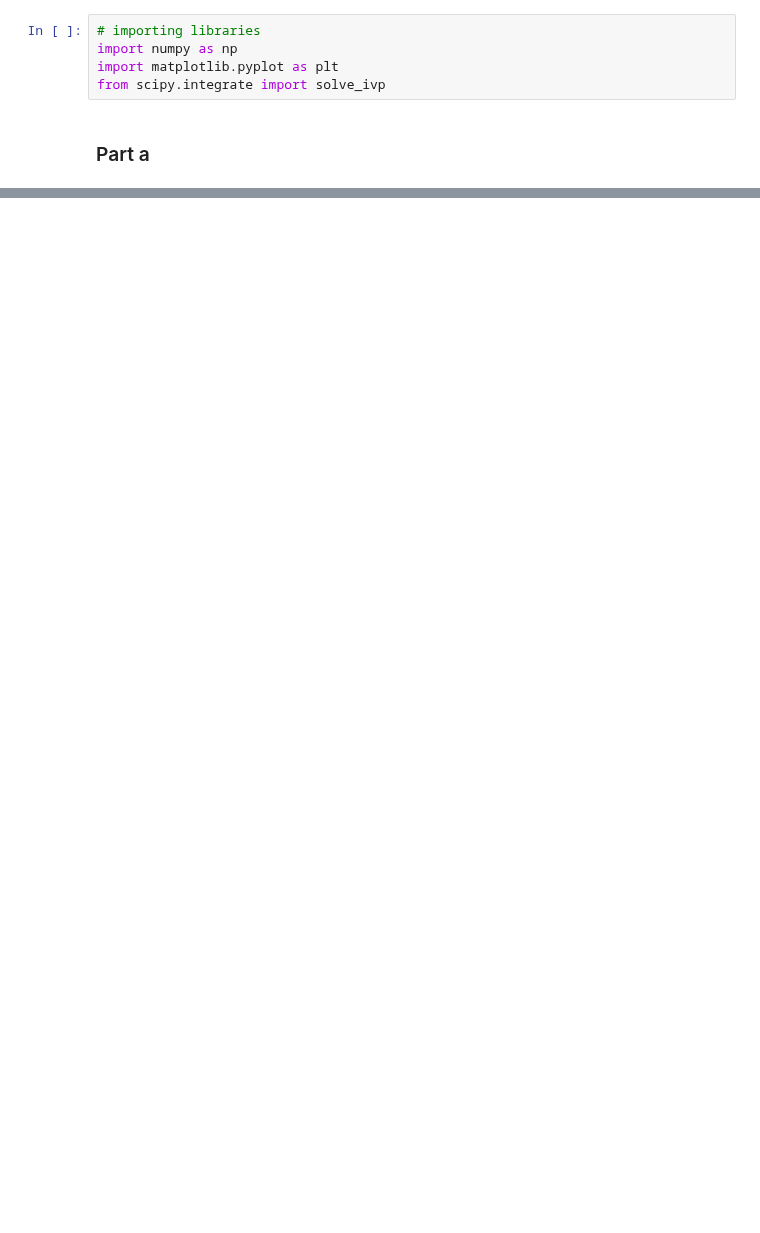
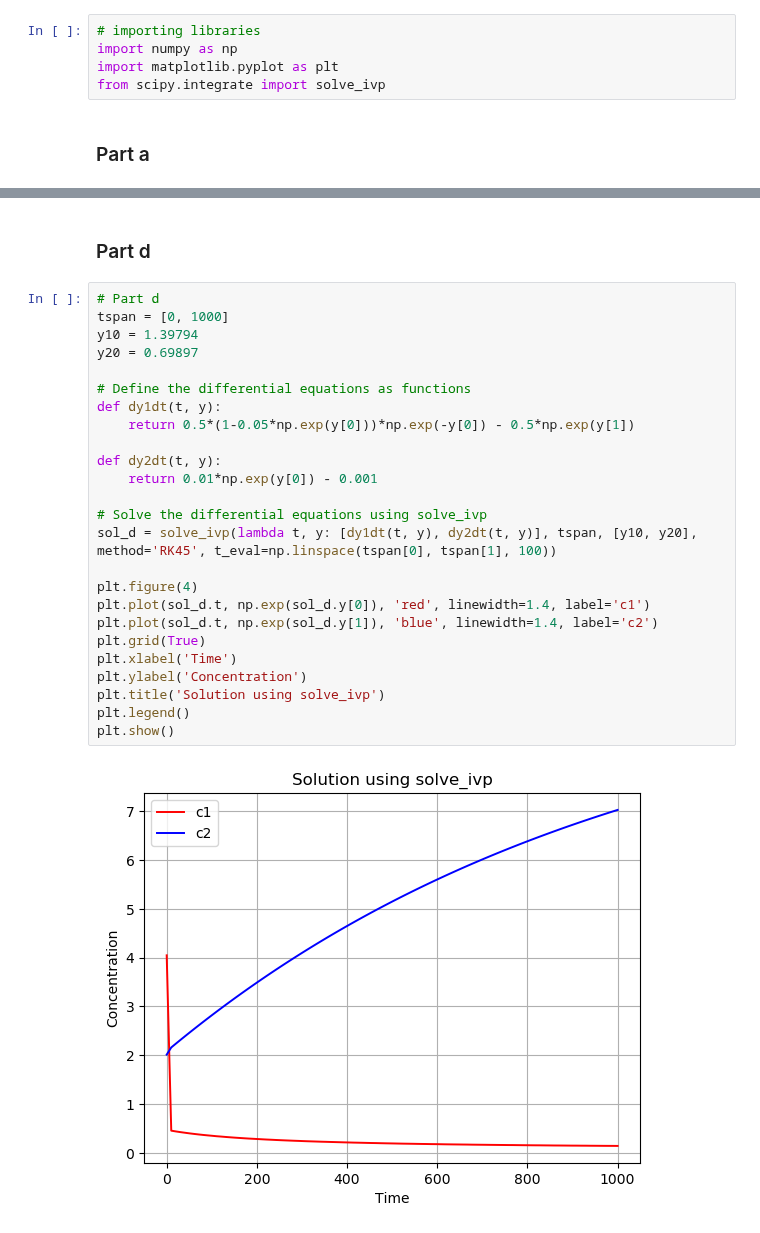
Before and after one commit to Mani0237/Prelims, a Jupyter notebook: 2023/sachin_Q3.ipynb, the cells around one changed output, grey strips where cells are left out. Cells and saved outputs as stored; diff of their text form; blank space fills up the shorter version.

```diff
--- a/2023/sachin_Q3.ipynb
+++ b/2023/sachin_Q3.ipynb
@@ -26,0 +82,29 @@ plt.show()
+# %% [markdown]
+### Part d
+# %%
+# Part d
+tspan = [0, 1000]
+y10 = 1.39794
+y20 = 0.69897
+
+# Define the differential equations as functions
+def dy1dt(t, y):
+    return 0.5*(1-0.05*np.exp(y[0]))*np.exp(-y[0]) - 0.5*np.exp(y[1])
+
+def dy2dt(t, y):
+    return 0.01*np.exp(y[0]) - 0.001
+
+# Solve the differential equations using solve_ivp
+sol_d = solve_ivp(lambda t, y: [dy1dt(t, y), dy2dt(t, y)], tspan, [y10, y20], method='RK45', t_eval=np.linspace(tspan[0], tspan[1], 100))
+
+plt.figure(4)
+plt.plot(sol_d.t, np.exp(sol_d.y[0]), 'red', linewidth=1.4, label='c1')
+plt.plot(sol_d.t, np.exp(sol_d.y[1]), 'blue', linewidth=1.4, label='c2')
+plt.grid(True)
+plt.xlabel('Time')
+plt.ylabel('Concentration')
+plt.title('Solution using solve_ivp')
+plt.legend()
+plt.show()
+# %% [output]
+[figure, added]
```
Also changed, not shown: parts of 6 cells of this notebook, 2 other files.
